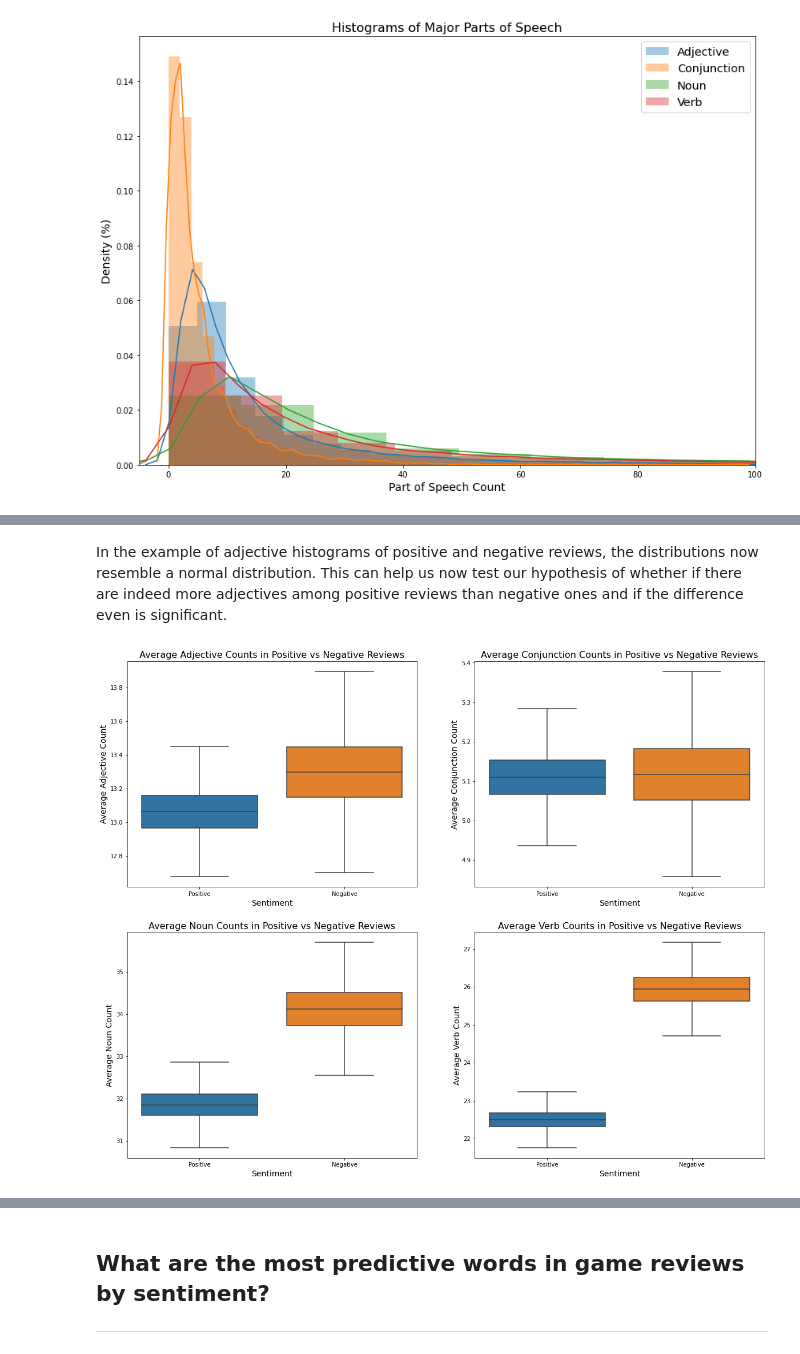
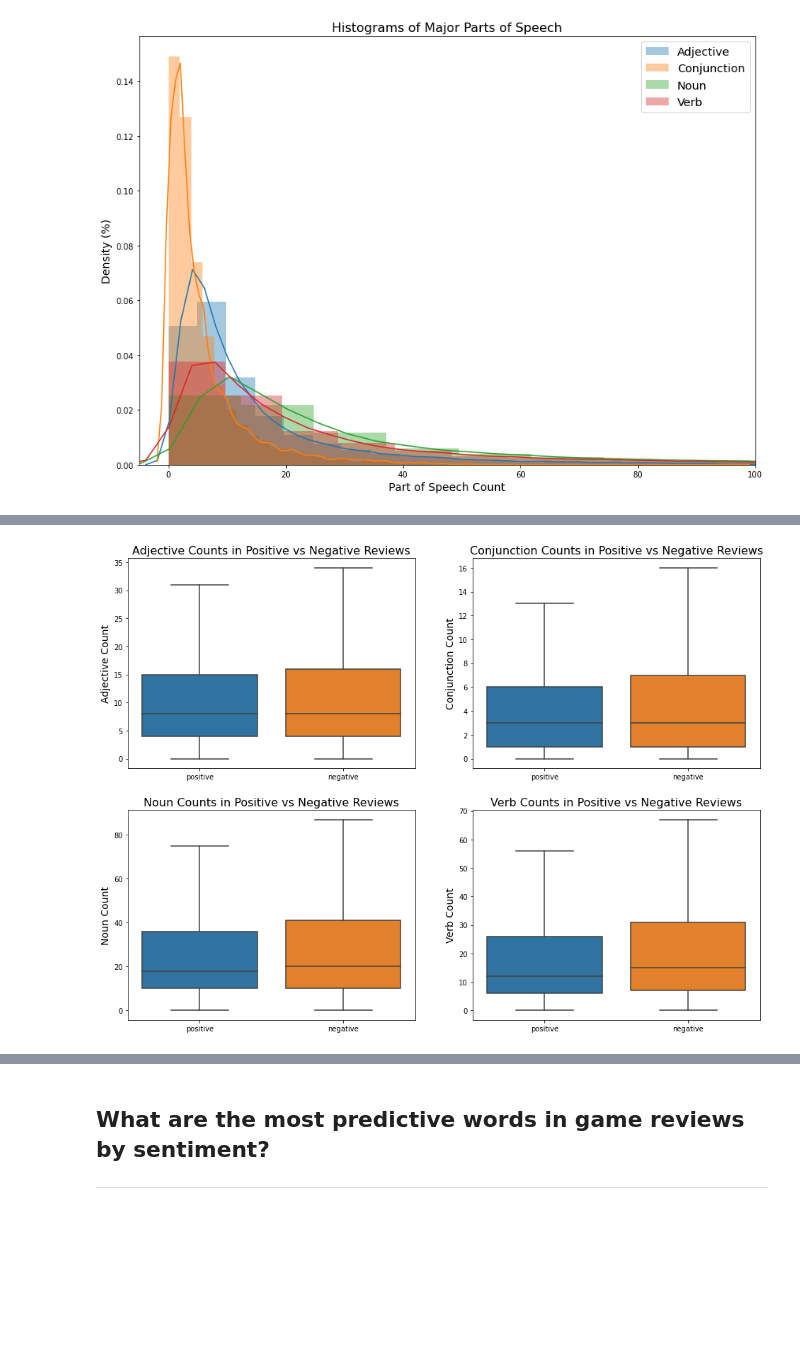
Before and after one commit to filiaguilar/Springboard-DS, a Jupyter notebook: Capstone 2/Exploratory Data Analysis.ipynb, the cells around one changed output, grey strips where cells are left out. Saved outputs shown, nothing was run; the diff lists cells and outputs as text; code cells hidden in the pictures; blank space fills up the shorter version.

```diff
--- a/Capstone 2/Exploratory Data Analysis.ipynb
+++ b/Capstone 2/Exploratory Data Analysis.ipynb
@@ -150,37 +108,34 @@ Text(0, 0.5, 'Density (%)')
-# %% [markdown]
-In the example of adjective histograms of positive and negative reviews, the distributions now resemble a normal distribution. This can help us now test our hypothesis of whether if there are indeed more adjectives among positive reviews than negative ones and if the difference even is significant.
-# %%
-# Pack positive and negative POS bootstrapped averages to one variable for looping
-adj_bs = (pos_adj_bs, neg_adj_bs)
-conj_bs = (pos_conj_bs, neg_conj_bs)
-noun_bs = (pos_noun_bs, neg_noun_bs)
-verb_bs = (pos_verb_bs, neg_verb_bs)
-
-# Create a list of POS bootstrapped averages and strings of POS
-POS_bs_avgs = [adj_bs, conj_bs, noun_bs, verb_bs]
-POS = ['Adjective', 'Conjunction', 'Noun', 'Verb']
-
-plt.figure(figsize=(20,16))
-# Loop over POS bootstrapped averages list to plot and compare positive and negative reviews
-for i, bs in enumerate(POS_bs_avgs):
-    # Unpack tuple of list of bootstrapped averages for the given POS
-    pos_POS_bs, neg_POS_bs = bs
-
-    # Join positive and negative bootstrapped lists into a dataframe for plotting
-    pos_df = pd.DataFrame({'Average_'+POS[i]+'_Count':pos_POS_bs})
-    pos_df['Sentiment'] = 'Positive'
-    neg_df = pd.DataFrame({'Average_'+POS[i]+'_Count':neg_POS_bs})
-    neg_df['Sentiment'] = 'Negative'
-    bs_POS_df = pd.concat([pos_df, neg_df], axis=0)
-
-    # Plot boxplots comparing each POS to its positive and negative review counterpart
-    plt.subplot(2,2,i+1)
-    ax = sns.boxplot(x='Sentiment', y='Average_'+POS[i]+'_Count', data=bs_POS_df, showfliers=False)
-    ax.set_title('Average '+POS[i]+' Counts in Positive vs Negative Reviews',  fontsize=16)
-    plt.xlabel('Sentiment', fontsize=14)
-    plt.ylabel('Average '+POS[i]+' Count', fontsize=14)
-
-plt.show()
-# %% [output]
-[figure, removed]
+# %%
+# Extract positive and negative reviews
+pos_neg_df = df[df.usersentiment != 'mixed']
+
+# Plot boxplots comparing each POS to its positive and negative review counterpart
+plt.figure(figsize=(16,12))
+plt.subplot(2,2,1)
+ax = sns.boxplot(x='usersentiment', y='adjective_count', data=pos_neg_df, showfliers=False)
+ax.set_title('Adjective Counts in Positive vs Negative Reviews',  fontsize=16)
+plt.xlabel('', fontsize=12)
+plt.ylabel('Adjective Count', fontsize=14)
+
+plt.subplot(2,2,2)
+ax = sns.boxplot(x='usersentiment', y='conjunction_count', data=pos_neg_df, showfliers=False)
+ax.set_title('Conjunction Counts in Positive vs Negative Reviews',  fontsize=16)
+plt.xlabel('', fontsize=12)
+plt.ylabel('Conjunction Count', fontsize=14)
+
+plt.subplot(2,2,3)
+ax = sns.boxplot(x='usersentiment', y='noun_count', data=pos_neg_df, showfliers=False)
+ax.set_title('Noun Counts in Positive vs Negative Reviews',  fontsize=16)
+plt.xlabel('', fontsize=12)
+plt.ylabel('Noun Count', fontsize=14)
+
+plt.subplot(2,2,4)
+ax = sns.boxplot(x='usersentiment', y='verb_count', data=pos_neg_df, showfliers=False)
+ax.set_title('Verb Counts in Positive vs Negative Reviews',  fontsize=16)
+plt.xlabel('', fontsize=12)
+plt.ylabel('Verb Count', fontsize=14)
+
+plt.show()
+# %% [output]
+[figure, added]
 # %%
```
Also changed, not shown: parts of 8 cells of this notebook, 1 other file.
